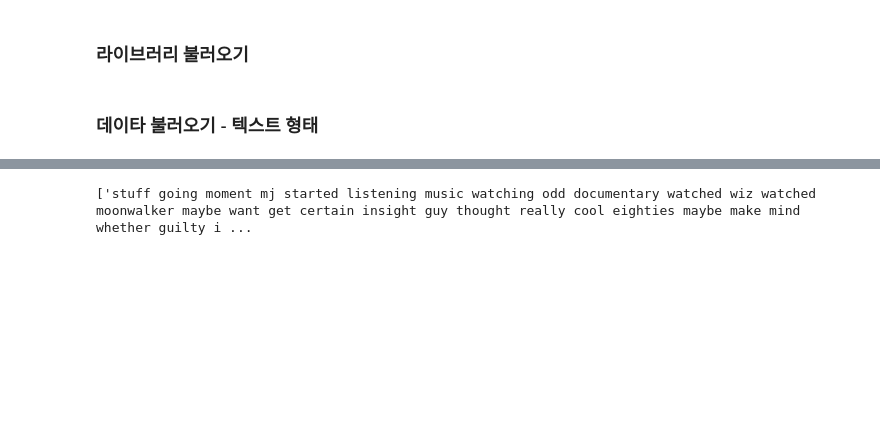
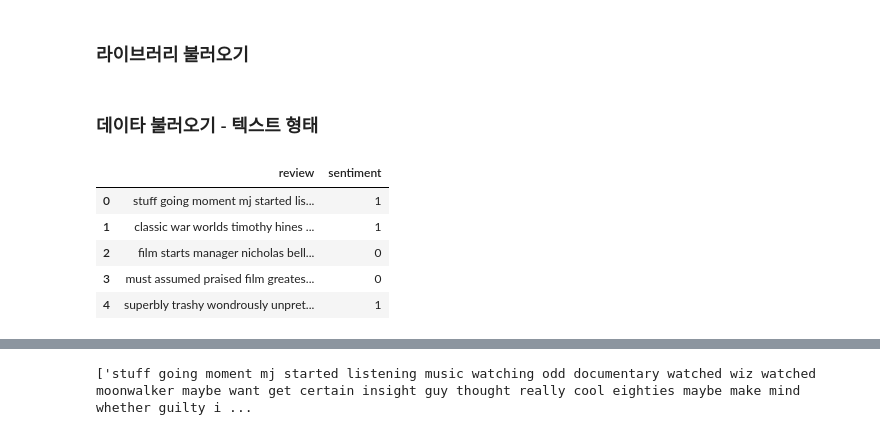
Before and after one commit to Lisemara/machine_Learing, a Jupyter notebook: 3. 텍스트 분류/2. 영어-로지스틱회귀모델 with TF-IDF.ipynb, the cells around one changed output, grey strips where cells are left out. Drawn from its saved outputs; the diff is of its cells as text; code cells hidden in the pictures; blank space fills up the shorter version.

```diff
--- a/3. 텍스트 분류/2. 영어-로지스틱회귀모델 with TF-IDF.ipynb
+++ b/3. 텍스트 분류/2. 영어-로지스틱회귀모델 with TF-IDF.ipynb
@@ -22,3 +22,12 @@ RANDOM_SEED = 42
 TEST_SPLIT = 0.2
 # %%
 train_data = pd.read_csv(DATA_IN_PATH + TRAIN_CLEAN_DATA )
+# %%
+train_data.head(5)
+# %% [output]
+|  | review | sentiment |
+| 0 | stuff going moment mj started lis... | 1 |
+| 1 | classic war worlds timothy hines ... | 1 |
+| 2 | film starts manager nicholas bell... | 0 |
+| 3 | must assumed praised film greates... | 0 |
+| 4 | superbly trashy wondrously unpret... | 1 |
```
Also changed, not shown: parts of 3 cells of this notebook, 11 other files.
